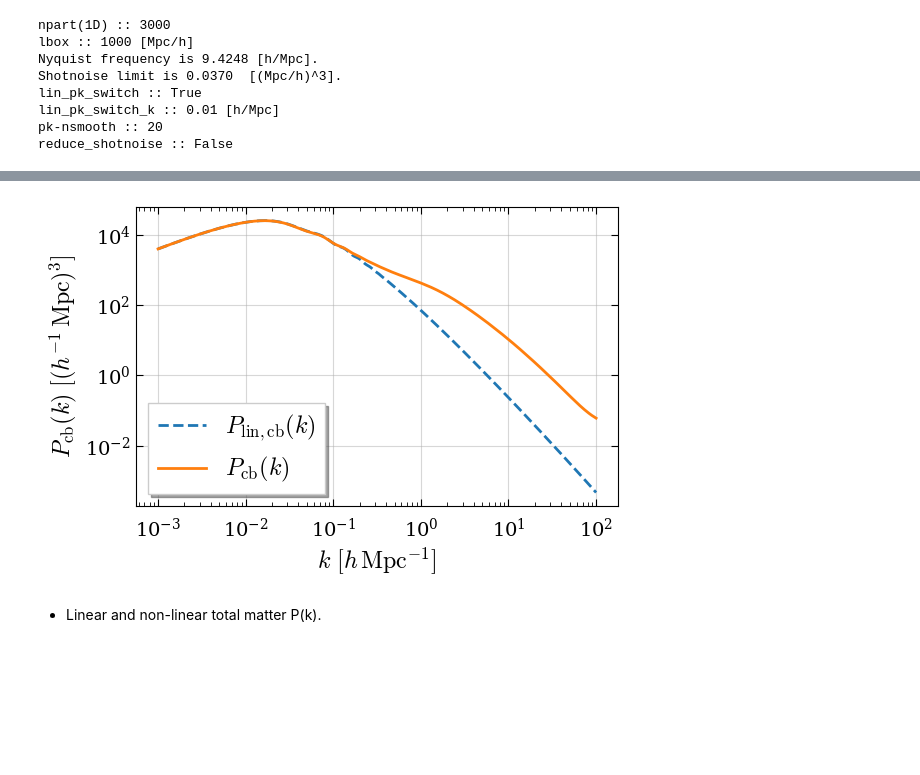
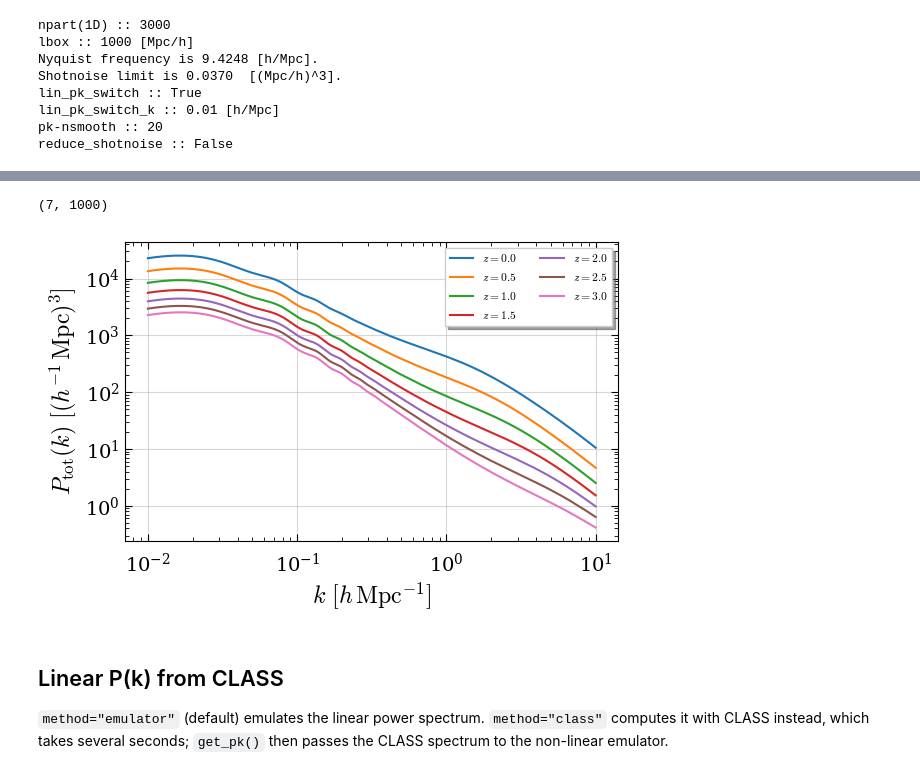
Before and after one commit to DarkQuestCosmology/dark_emulator2_public, a Jupyter notebook: notebook/01_quick_start.ipynb, the cells around one changed output, grey strips where cells are left out. Drawn from its saved outputs; the diff is of its cells as text; code cells hidden in the pictures; blank space fills up the shorter version.

```diff
--- a/notebook/01_quick_start.ipynb
+++ b/notebook/01_quick_start.ipynb
@@ -26,4 +15,5 @@ emu = dq2()
 # %%
+emu = DarkEmulator2()
 emu.show_mode()
 # %% [output]
 npart(1D) :: 3000
@@ -75,21 +80,23 @@ fiducial parameters
 # %%
-k, pk = emu.get_pk(p)
-lin_k, lin_pk = emu.get_lin_pk(p)
+zlist = np.linspace(0, 3, 7)
+klist = np.logspace(-2, 1, 1000)
+k, pk = emu.get_pk_total(p, zred=zlist, klist=klist)
+print(pk.shape)
 
 fig = plt.figure(figsize=(6, 4))
-plt.plot(lin_k, lin_pk, "--", lw=2, label=r"$P_\mathrm{lin,cb}(k)$")
-plt.plot(k, pk, "-", lw=2, label=r"$P_\mathrm{cb}(k)$")
-plt.legend(fontsize="xx-large")
-plt.xscale("log")
-plt.yscale("log")
+for z, pk_z in zip(zlist, pk):
+    plt.loglog(k, pk_z, label=rf"$z={z:.1f}$")
+plt.legend(ncol=2, fontsize="small")
 plt.xlabel(r"$k \,\, [h\, \mathrm{Mpc}^{-1}]$", fontsize="xx-large")
-plt.ylabel(r"$P_\mathrm{cb}(k) \,\, [(h^{-1}\, \mathrm{Mpc})^3]$", fontsize="xx-large")
-plt.grid(True, axis="both", which="major")
-
+plt.ylabel(r"$P_\mathrm{tot}(k) \,\, [(h^{-1}\, \mathrm{Mpc})^3]$", fontsize="xx-large")
+plt.grid(True)
 plt.tight_layout()
 plt.show()
 # %% [output]
+(7, 1000)
-[figure, old version]
+[figure, new version]
-# %% [markdown]
-- Linear and non-linear total matter P(k).
+# %% [markdown]
+## Linear P(k) from CLASS
+
+`method="emulator"` (default) emulates the linear power spectrum. `method="class"` computes it with CLASS instead, which takes several seconds; `get_pk()` then passes the CLASS spectrum to the non-linear emulator.
 # %%
```
Also changed, not shown: parts of 29 cells of this notebook, 15 other files.
